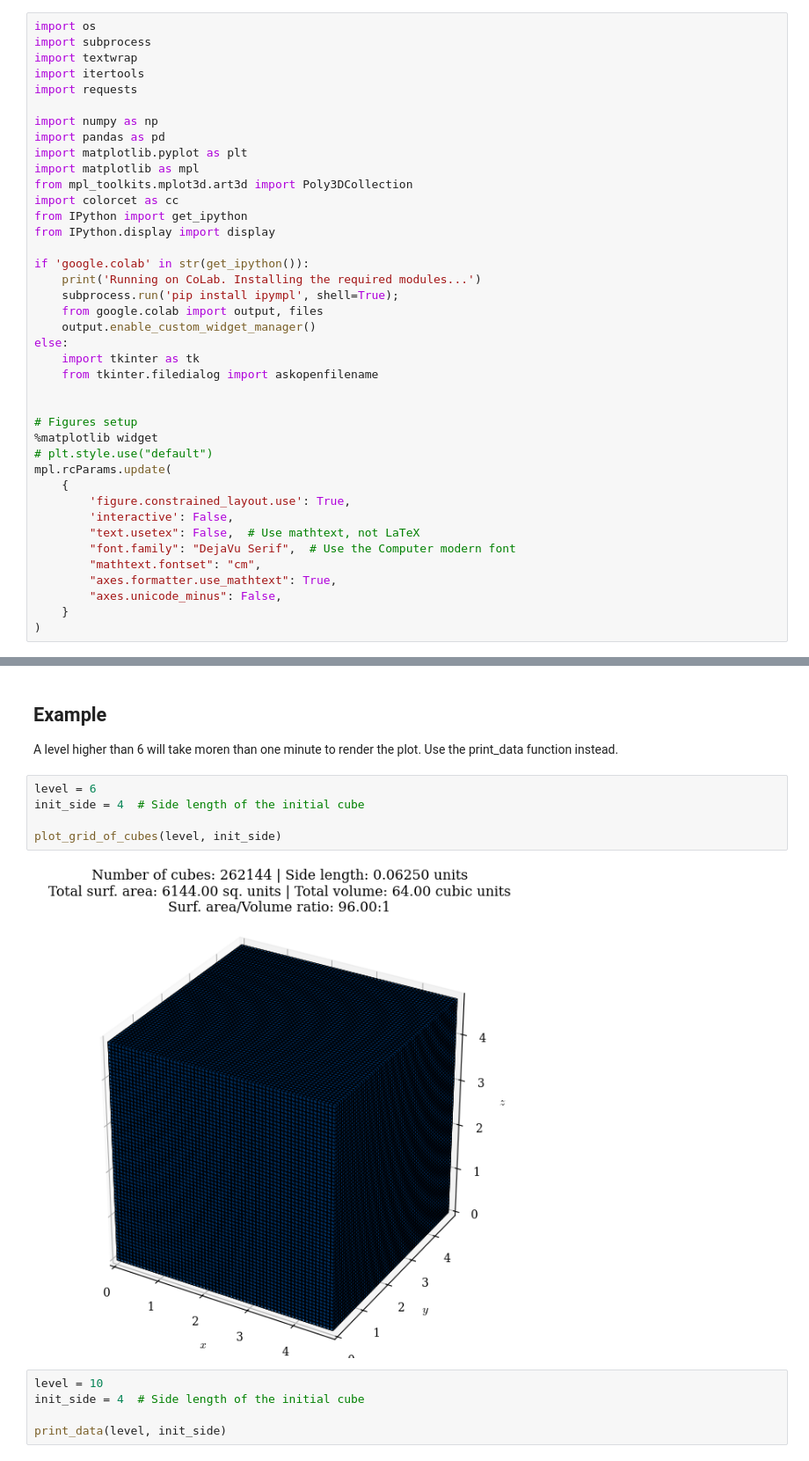
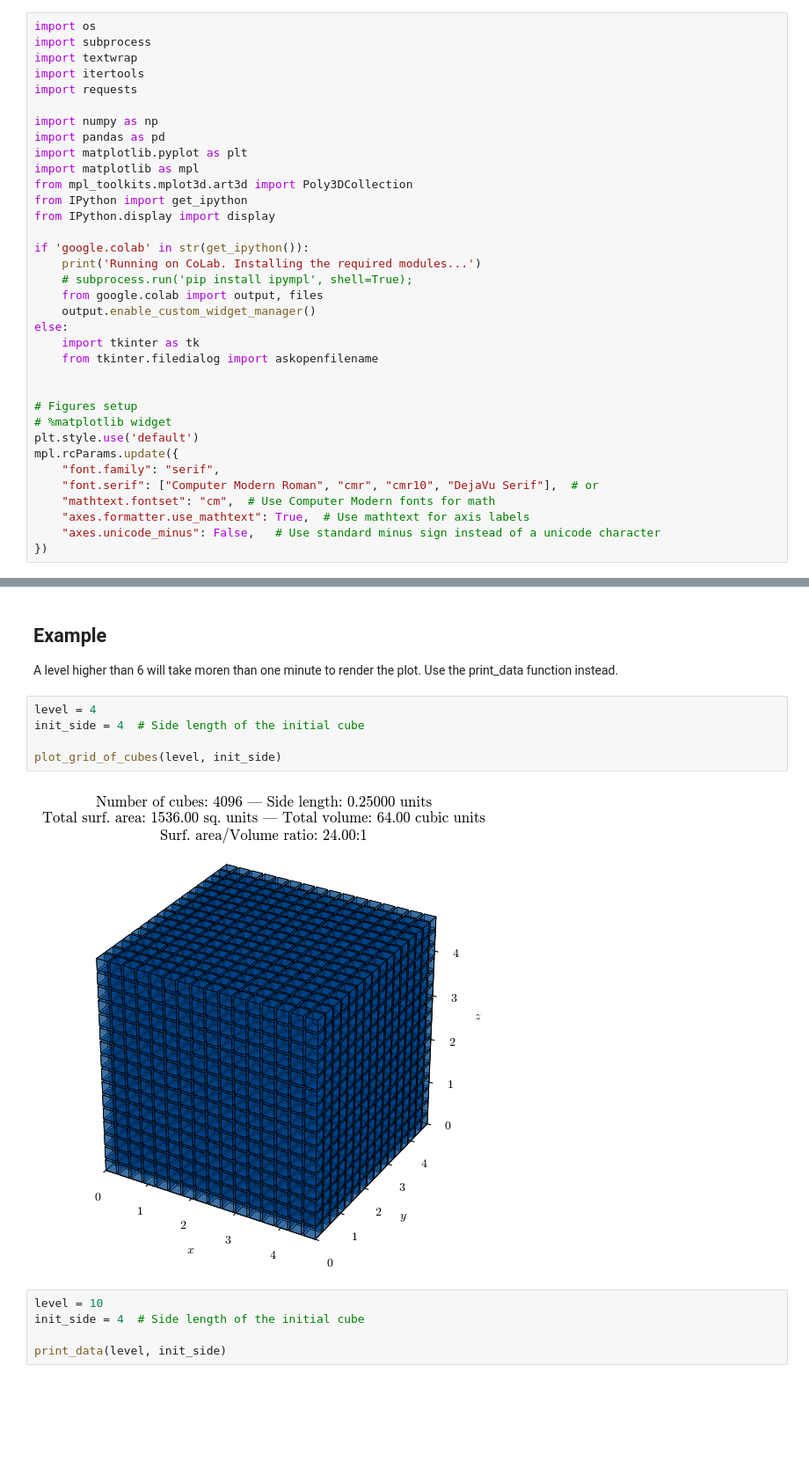
Before and after one commit to AppliedMechanics-EAFIT/soil_mechanics, a Jupyter notebook: notebooks/specific_surface.ipynb, the cells around one changed output, grey strips where cells are left out. Shown at 88% size. Saved outputs shown, nothing was run; the diff lists cells and outputs as text; blank space fills up the shorter version.

```diff
--- a/notebooks/specific_surface.ipynb
+++ b/notebooks/specific_surface.ipynb
@@ -16,13 +16,12 @@ import pandas as pd
 import matplotlib.pyplot as plt
 import matplotlib as mpl
 from mpl_toolkits.mplot3d.art3d import Poly3DCollection
-import colorcet as cc
 from IPython import get_ipython
 from IPython.display import display
 
 if 'google.colab' in str(get_ipython()):
     print('Running on CoLab. Installing the required modules...')
-    subprocess.run('pip install ipympl', shell=True);
+    # subprocess.run('pip install ipympl', shell=True);
     from google.colab import output, files
     output.enable_custom_widget_manager()
 else:
@@ -31,19 +30,15 @@ else:
 
 
 # Figures setup
-%matplotlib widget
-# plt.style.use("default")
-mpl.rcParams.update(
-    {
-        'figure.constrained_layout.use': True,
-        'interactive': False,
-        "text.usetex": False,  # Use mathtext, not LaTeX
-        "font.family": "DejaVu Serif",  # Use the Computer modern font
-        "mathtext.fontset": "cm",
-        "axes.formatter.use_mathtext": True,
-        "axes.unicode_minus": False,
-    }
-)
+# %matplotlib widget
+plt.style.use('default')
+mpl.rcParams.update({
+    "font.family": "serif",
+    "font.serif": ["Computer Modern Roman", "cmr", "cmr10", "DejaVu Serif"],  # or
+    "mathtext.fontset": "cm",  # Use Computer Modern fonts for math
+    "axes.formatter.use_mathtext": True,  # Use mathtext for axis labels
+    "axes.unicode_minus": False,   # Use standard minus sign instead of a unicode character
+})
 # %% [markdown]
 ## Functions
 # %%
@@ -136,12 +131,12 @@ def print_data(level, init_side=4):
 
 A level higher than 6 will take moren than one minute to render the plot. Use the print_data function instead.
 # %%
-level = 6
+level = 4
 init_side = 4  # Side length of the initial cube
 
 plot_grid_of_cubes(level, init_side)
 # %% [output]
-[figure, old version]
+[figure, new version]
 # %%
 level = 10
 init_side = 4  # Side length of the initial cube
```
Also changed, not shown: parts of 1 cell of this notebook, 10 other files.
